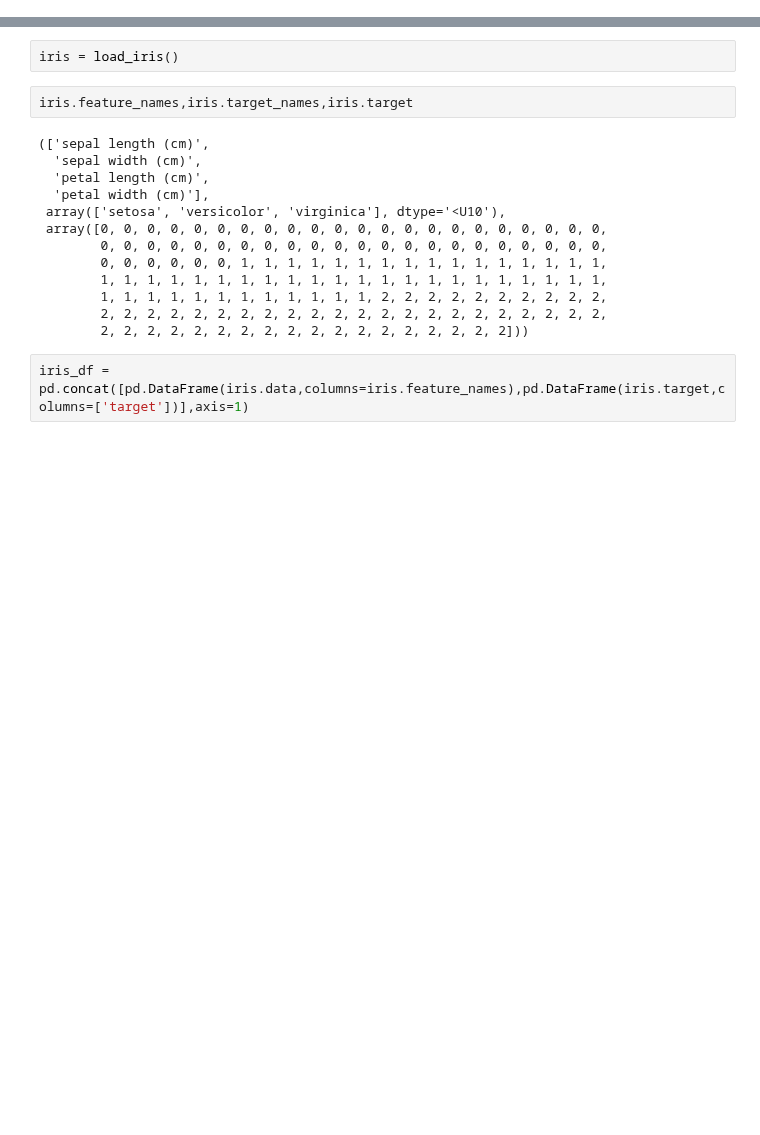
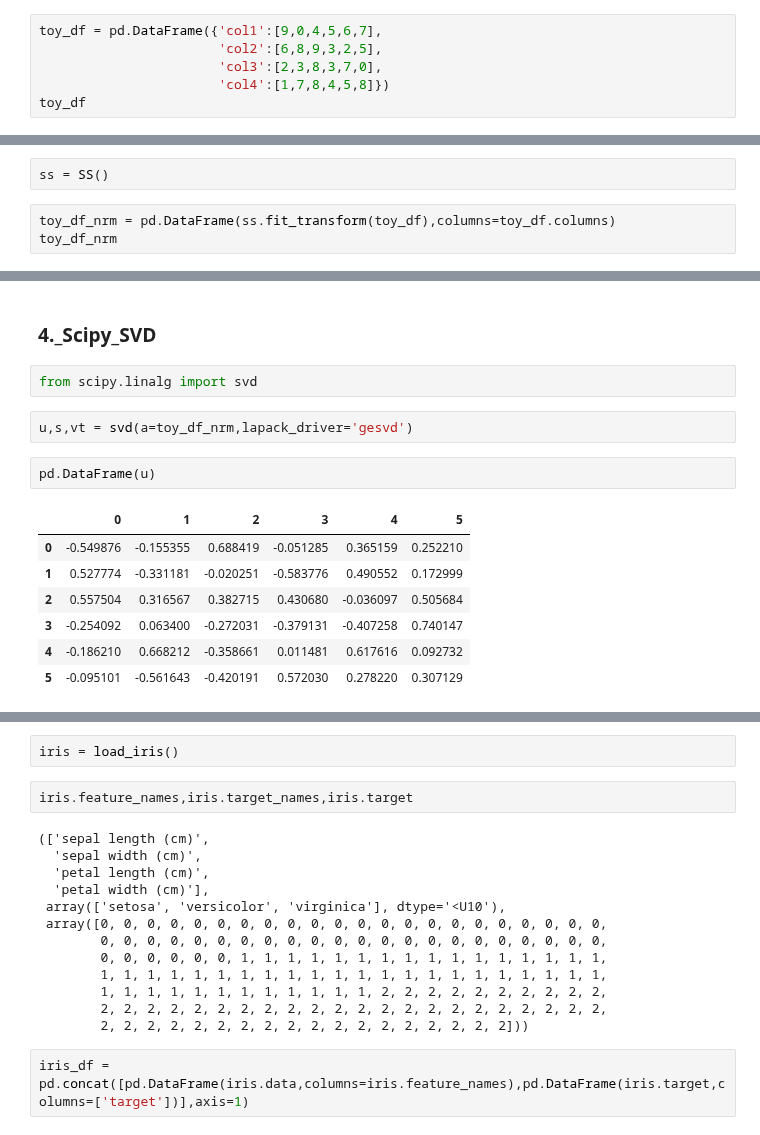
Before and after one commit to raj-shr-git/AAIC_Practice, a Jupyter notebook: VIDEO_PRACTICE/MODULE-1/M2_PCA.ipynb, the cells around one changed output, grey strips where cells are left out. Saved outputs shown, nothing was run; the diff lists cells and outputs as text; blank space fills up the shorter version.

```diff
--- a/VIDEO_PRACTICE/MODULE-1/M2_PCA.ipynb
+++ b/VIDEO_PRACTICE/MODULE-1/M2_PCA.ipynb
@@ -9,0 +37,6 @@ from sklearn.datasets import load_iris
+# %%
+toy_df = pd.DataFrame({'col1':[9,0,4,5,6,7],
+                       'col2':[6,8,9,3,2,5],
+                       'col3':[2,3,8,3,7,0],
+                       'col4':[1,7,8,4,5,8]})
+toy_df
@@ -9,0 +54,5 @@ from sklearn.datasets import load_iris
+# %%
+ss = SS()
+# %%
+toy_df_nrm = pd.DataFrame(ss.fit_transform(toy_df),columns=toy_df.columns)
+toy_df_nrm
@@ -9,0 +270,16 @@ from sklearn.datasets import load_iris
+# %% [markdown]
+### **4._Scipy_SVD**
+# %%
+from scipy.linalg import svd
+# %%
+u,s,vt = svd(a=toy_df_nrm,lapack_driver='gesvd')
+# %%
+pd.DataFrame(u)
+# %% [output]
+|  | 0 | 1 | 2 | 3 | 4 | 5 |
+| 0 | -0.549876 | -0.155355 | 0.688419 | -0.051285 | 0.365159 | 0.252210 |
+| 1 | 0.527774 | -0.331181 | -0.020251 | -0.583776 | 0.490552 | 0.172999 |
+| 2 | 0.557504 | 0.316567 | 0.382715 | 0.430680 | -0.036097 | 0.505684 |
+| 3 | -0.254092 | 0.063400 | -0.272031 | -0.379131 | -0.407258 | 0.740147 |
+| 4 | -0.186210 | 0.668212 | -0.358661 | 0.011481 | 0.617616 | 0.092732 |
+| 5 | -0.095101 | -0.561643 | -0.420191 | 0.572030 | 0.278220 | 0.307129 |
```
Also changed, not shown: parts of 97 cells of this notebook.
